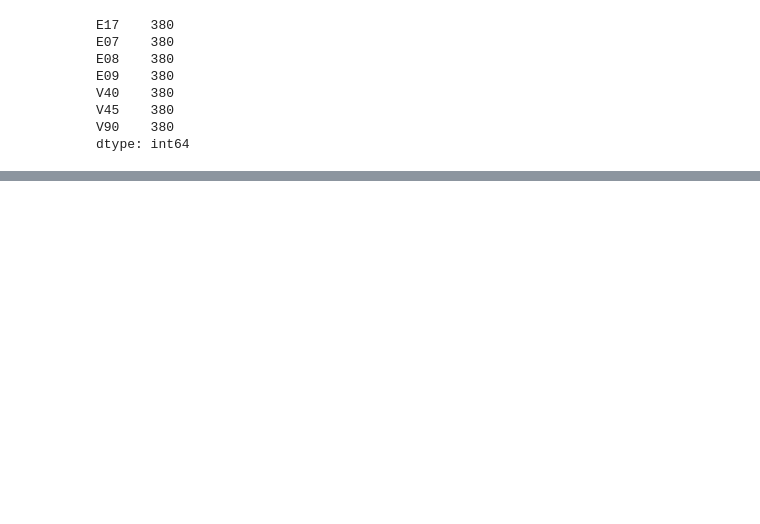
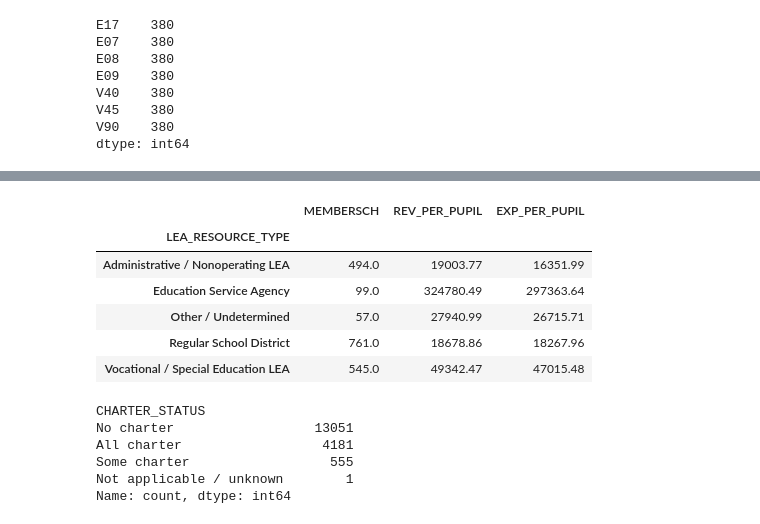
Before and after one commit to asarathy94/pediatric-mental-health-analysis, a Jupyter notebook: notebooks/03_nces_fiscal_cleaning.ipynb, the cells around one changed output, grey strips where cells are left out. Saved outputs shown, nothing was run; the diff lists cells and outputs as text; code cells hidden in the pictures; blank space fills up the shorter version.

```diff
--- a/notebooks/03_nces_fiscal_cleaning.ipynb
+++ b/notebooks/03_nces_fiscal_cleaning.ipynb
@@ -476,0 +503,19 @@ nces_fiscal_clean[
+# %%
+def classify_lea_type(row):
+    if row["SCHLEV"] in ["01", "02", "03"]:
+        return "Regular School District"
+    elif row["SCHLEV"] == "05":
+        return "Vocational / Special Education LEA"
+    elif row["SCHLEV"] == "06":
+        return "Administrative / Nonoperating LEA"
+    elif row["SCHLEV"] == "07":
+        return "Education Service Agency"
+    else:
+        return "Other / Undetermined"
+
+nces_fiscal_clean["LEA_RESOURCE_TYPE"] = nces_fiscal_clean.apply(
+    classify_lea_type,
+    axis=1
+)
+
+nces_fiscal_clean["LEA_RESOURCE_TYPE"].value_counts()
@@ -476,0 +540,26 @@ nces_fiscal_clean[
+# %%
+nces_fiscal_clean[
+    [
+        "LEA_RESOURCE_TYPE",
+        "MEMBERSCH",
+        "REV_PER_PUPIL",
+        "EXP_PER_PUPIL"
+    ]
+].groupby("LEA_RESOURCE_TYPE").median().round(2)
+# %% [output]
+|  | MEMBERSCH | REV_PER_PUPIL | EXP_PER_PUPIL |
+| LEA_RESOURCE_TYPE |  |  |  |
+| Administrative / Nonoperating LEA | 494.0 | 19003.77 | 16351.99 |
+| Education Service Agency | 99.0 | 324780.49 | 297363.64 |
+| Other / Undetermined | 57.0 | 27940.99 | 26715.71 |
+| Regular School District | 761.0 | 18678.86 | 18267.96 |
+| Vocational / Special Education LEA | 545.0 | 49342.47 | 47015.48 |
+# %%
+nces_fiscal_clean["CHARTER_STATUS"].value_counts(dropna=False)
+# %% [output]
+CHARTER_STATUS
+No charter                  13051
+All charter                  4181
+Some charter                  555
+Not applicable / unknown        1
+Name: count, dtype: int64
```
Also changed, not shown: parts of 8 cells of this notebook, 19 other files.
